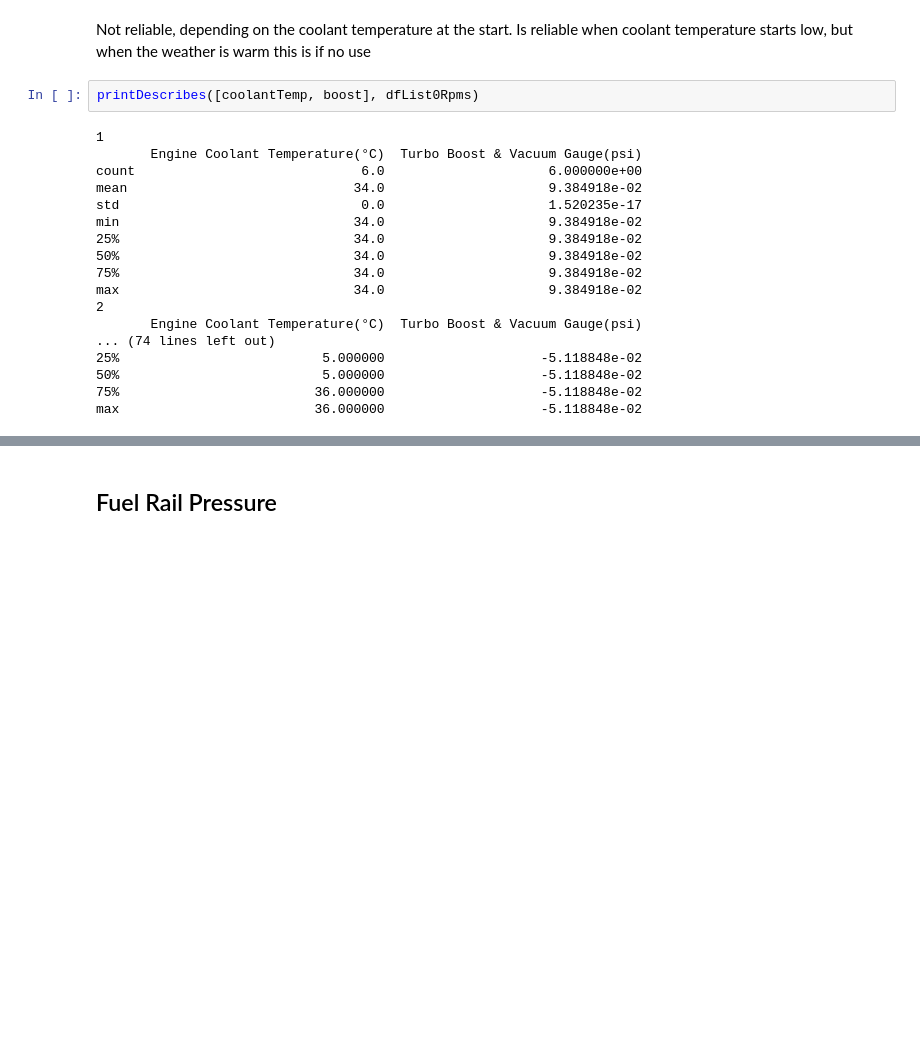
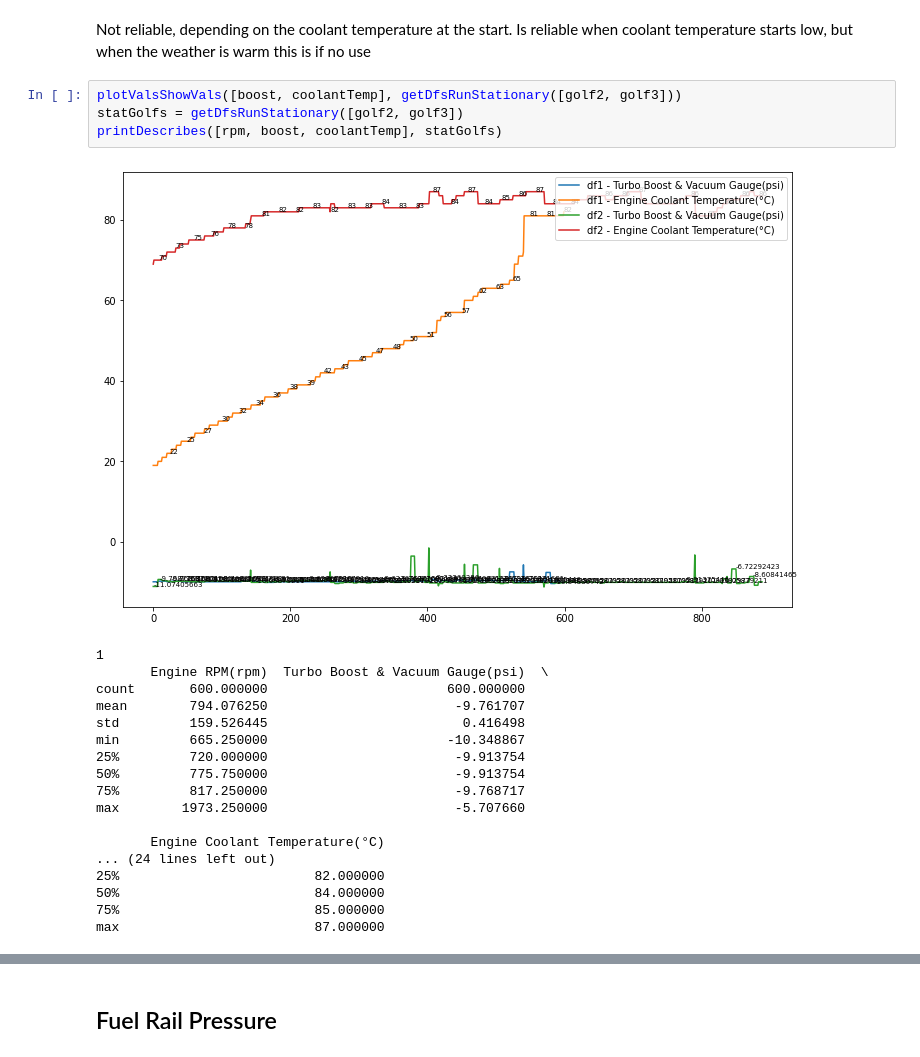
Before and after one commit to P-Cron/fyp, a Jupyter notebook: golfDynRespComp.ipynb, the cells around one changed output, grey strips where cells are left out. Cells and saved outputs as stored; diff of their text form; blank space fills up the shorter version.

Commit message:
did lots of stats analysis on Golf. Found which dynamic columns are useful and wrote into the notebook for it

```diff
--- a/golfDynRespComp.ipynb
+++ b/golfDynRespComp.ipynb
@@ -18,22 +54,25 @@ printDescribes([boost, rpm, coolantTemp], dfList)
 # %% [markdown]
 Not reliable, depending on the coolant temperature at the start. Is reliable when coolant temperature starts low, but when the weather is warm this is if no use
-# %%
-printDescribes([coolantTemp, boost], dfList0Rpms)
-# %% [output]
-1
-       Engine Coolant Temperature(°C)  Turbo Boost & Vacuum Gauge(psi)
-count                             6.0                     6.000000e+00
-mean                             34.0                     9.384918e-02
-std                               0.0                     1.520235e-17
-min                              34.0                     9.384918e-02
-25%                              34.0                     9.384918e-02
-50%                              34.0                     9.384918e-02
-75%                              34.0                     9.384918e-02
-max                              34.0                     9.384918e-02
-2
-       Engine Coolant Temperature(°C)  Turbo Boost & Vacuum Gauge(psi)
-... (74 lines left out)
-25%                          5.000000                    -5.118848e-02
-50%                          5.000000                    -5.118848e-02
-75%                         36.000000                    -5.118848e-02
-max                         36.000000                    -5.118848e-02
+# %%
+plotValsShowVals([boost, coolantTemp], getDfsRunStationary([golf2, golf3]))
+statGolfs = getDfsRunStationary([golf2, golf3])
+printDescribes([rpm, boost, coolantTemp], statGolfs)
+# %% [output]
+[figure, added]
+1
+       Engine RPM(rpm)  Turbo Boost & Vacuum Gauge(psi)  \
+count       600.000000                       600.000000
+mean        794.076250                        -9.761707
+std         159.526445                         0.416498
+min         665.250000                       -10.348867
+25%         720.000000                        -9.913754
+50%         775.750000                        -9.913754
+75%         817.250000                        -9.768717
+max        1973.250000                        -5.707660
+
+       Engine Coolant Temperature(°C)
+... (24 lines left out)
+25%                         82.000000
+50%                         84.000000
+75%                         85.000000
+max                         87.000000
```
Also changed, not shown: parts of 12 cells of this notebook, 7 other files.
